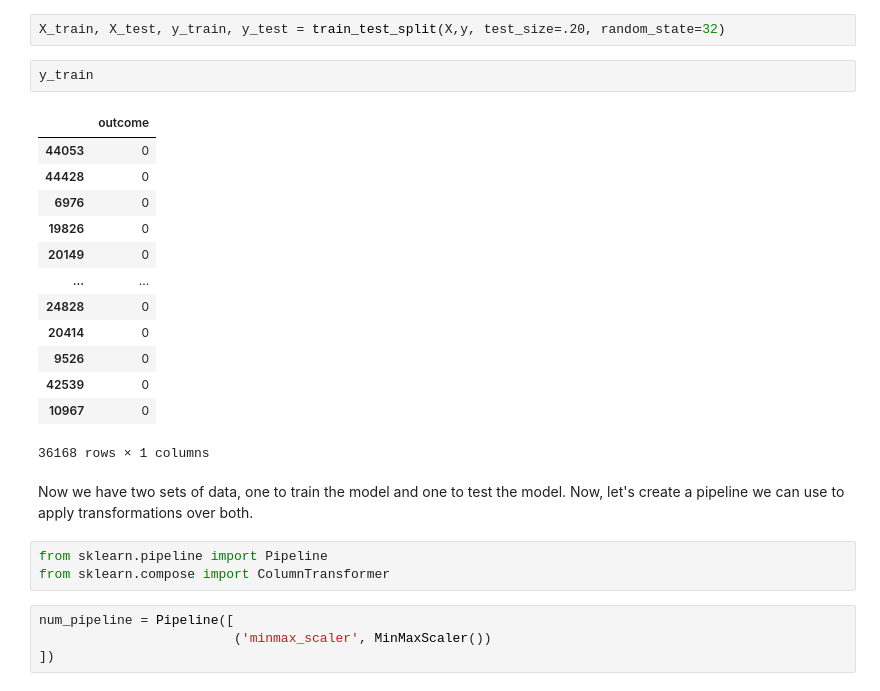
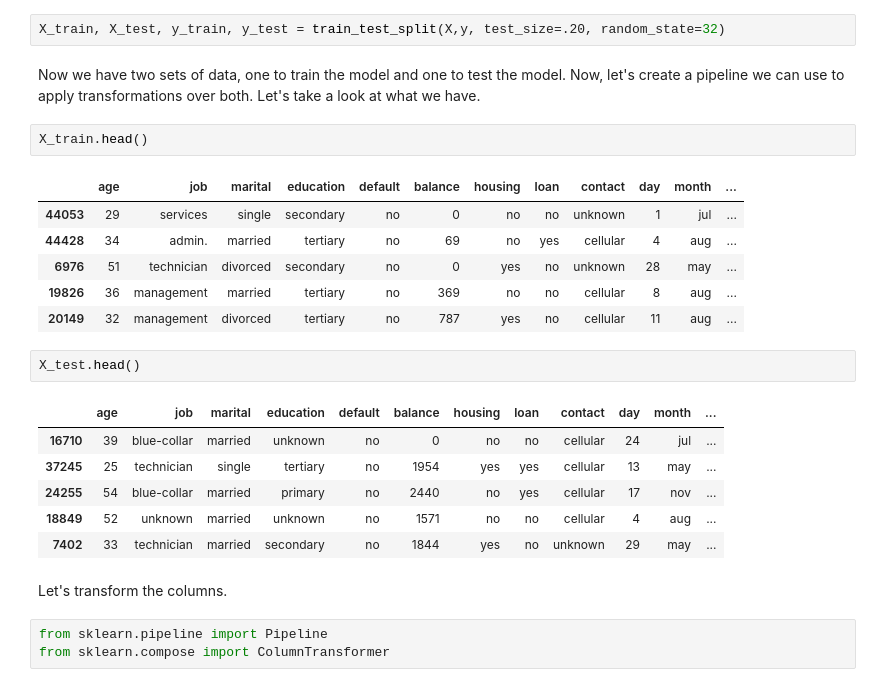
Before and after one commit to r2klabs/CS430Repository, a Jupyter notebook: IntroToPython.ipynb, the cells around one changed output. Cells and saved outputs as stored; diff of their text form.

```diff
--- a/IntroToPython.ipynb
+++ b/IntroToPython.ipynb
@@ -394,28 +399,28 @@ y = df[['outcome']]
 Now we can do the split.
 # %%
 X_train, X_test, y_train, y_test = train_test_split(X,y, test_size=.20, random_state=32)
-# %%
-y_train
-# %% [output]
-|  | outcome |
-| 44053 | 0 |
-| 44428 | 0 |
-| 6976 | 0 |
-| 19826 | 0 |
-| 20149 | 0 |
-| ... | ... |
-| 24828 | 0 |
-| 20414 | 0 |
-| 9526 | 0 |
-| 42539 | 0 |
-| 10967 | 0 |
-36168 rows × 1 columns
 # %% [markdown]
-Now we have two sets of data, one to train the model and one to test the model.  Now, let's create a pipeline we can use to apply transformations over both.
+Now we have two sets of data, one to train the model and one to test the model.  Now, let's create a pipeline we can use to apply transformations over both.  Let's take a look at what we have.
+# %%
+X_train.head()
+# %% [output]
+|  | age | job | marital | education | default | balance | housing | loan | contact | day | month | ... |
+| 44053 | 29 | services | single | secondary | no | 0 | no | no | unknown | 1 | jul | ... |
+| 44428 | 34 | admin. | married | tertiary | no | 69 | no | yes | cellular | 4 | aug | ... |
+| 6976 | 51 | technician | divorced | secondary | no | 0 | yes | no | unknown | 28 | may | ... |
+| 19826 | 36 | management | married | tertiary | no | 369 | no | no | cellular | 8 | aug | ... |
+| 20149 | 32 | management | divorced | tertiary | no | 787 | yes | no | cellular | 11 | aug | ... |
+# %%
+X_test.head()
+# %% [output]
+|  | age | job | marital | education | default | balance | housing | loan | contact | day | month | ... |
+| 16710 | 39 | blue-collar | married | unknown | no | 0 | no | no | cellular | 24 | jul | ... |
+| 37245 | 25 | technician | single | tertiary | no | 1954 | yes | yes | cellular | 13 | may | ... |
+| 24255 | 54 | blue-collar | married | primary | no | 2440 | no | yes | cellular | 17 | nov | ... |
+| 18849 | 52 | unknown | married | unknown | no | 1571 | no | no | cellular | 4 | aug | ... |
+| 7402 | 33 | technician | married | secondary | no | 1844 | yes | no | unknown | 29 | may | ... |
+# %% [markdown]
+Let's transform the columns.
 # %%
 from sklearn.pipeline import Pipeline
 from sklearn.compose import ColumnTransformer
-# %%
-num_pipeline = Pipeline([
-                         ('minmax_scaler', MinMaxScaler())
-])
```
Also changed, not shown: parts of 26 cells of this notebook.
